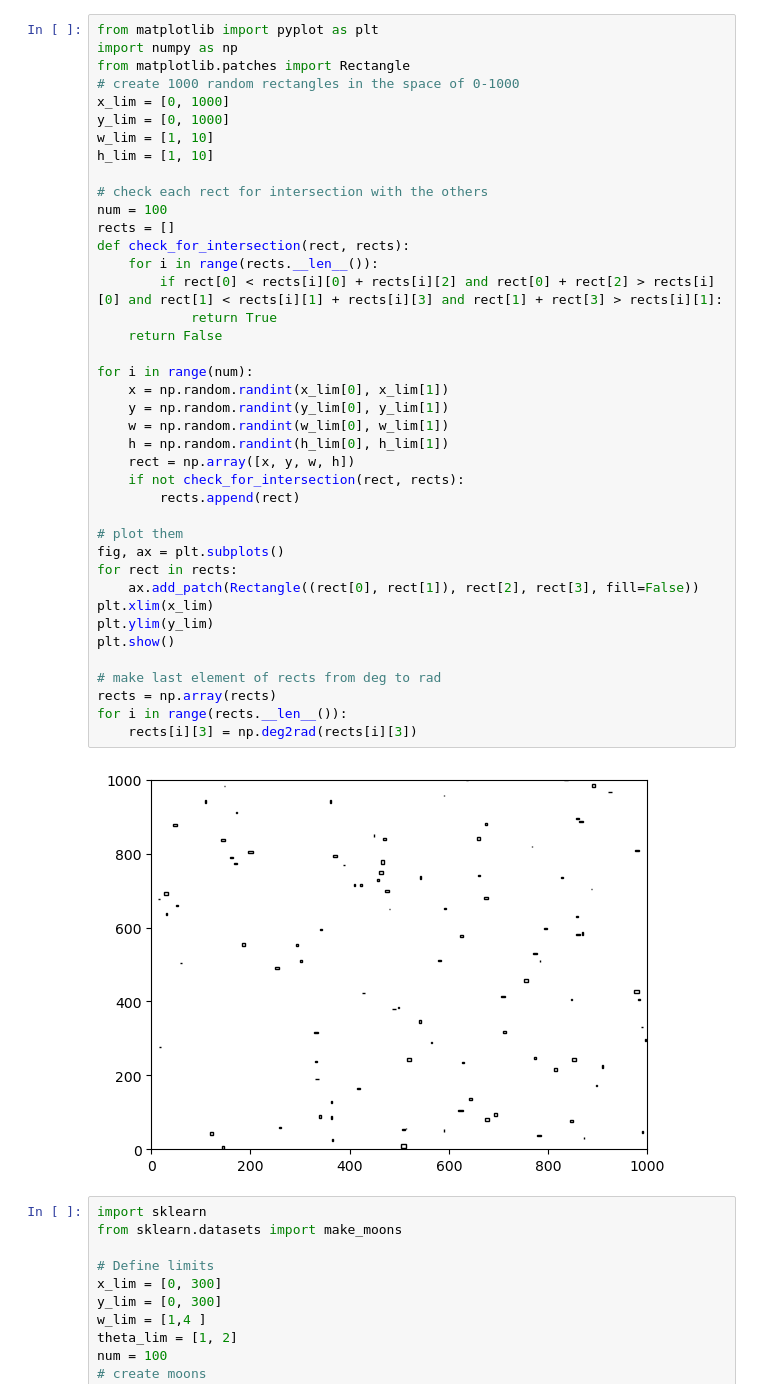
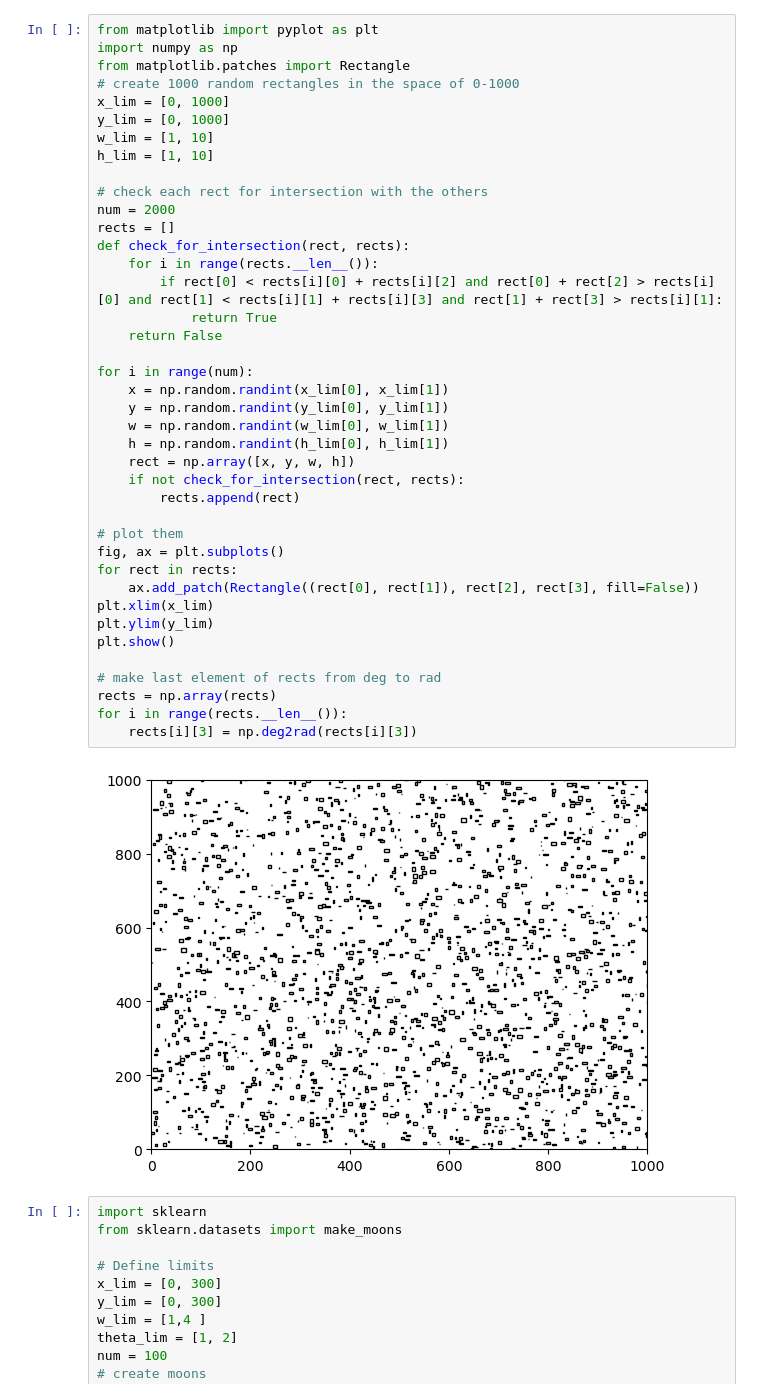
Before and after one commit to PRigas96/GeoCluster, a Jupyter notebook: class.ipynb, the cells around one changed output. Drawn from its saved outputs; the diff is of its cells as text.

```diff
--- a/class.ipynb
+++ b/class.ipynb
@@ -9,37 +9,37 @@ w_lim = [1, 10]
 h_lim = [1, 10]
 
 # check each rect for intersection with the others
-num = 100
+num = 2000
 rects = []
 def check_for_intersection(rect, rects):
     for i in range(rects.__len__()):
         if rect[0] < rects[i][0] + rects[i][2] and rect[0] + rect[2] > rects[i][0] and rect[1] < rects[i][1] + rects[i][3] and rect[1] + rect[3] > rects[i][1]:
             return True
     return False
 
 for i in range(num):
     x = np.random.randint(x_lim[0], x_lim[1])
     y = np.random.randint(y_lim[0], y_lim[1])
     w = np.random.randint(w_lim[0], w_lim[1])
     h = np.random.randint(h_lim[0], h_lim[1])
     rect = np.array([x, y, w, h])
     if not check_for_intersection(rect, rects):
         rects.append(rect)
 
 # plot them
 fig, ax = plt.subplots()
 for rect in rects:
     ax.add_patch(Rectangle((rect[0], rect[1]), rect[2], rect[3], fill=False))
 plt.xlim(x_lim)
 plt.ylim(y_lim)
 plt.show()
 
 # make last element of rects from deg to rad
 rects = np.array(rects)
 for i in range(rects.__len__()):
     rects[i][3] = np.deg2rad(rects[i][3])
 # %% [output]
-[figure, old version]
+[figure, new version]
 # %%
 import sklearn
 from sklearn.datasets import make_moons
```
Also changed, not shown: parts of 8 cells of this notebook, 4 other files.
